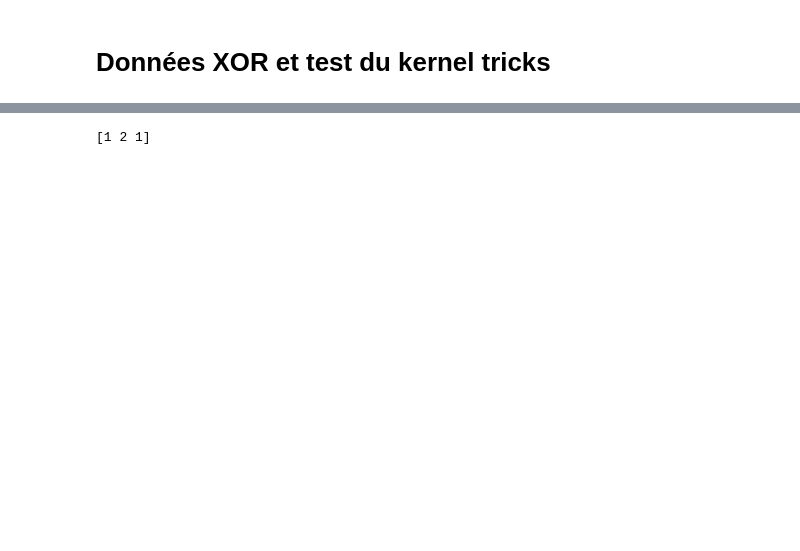
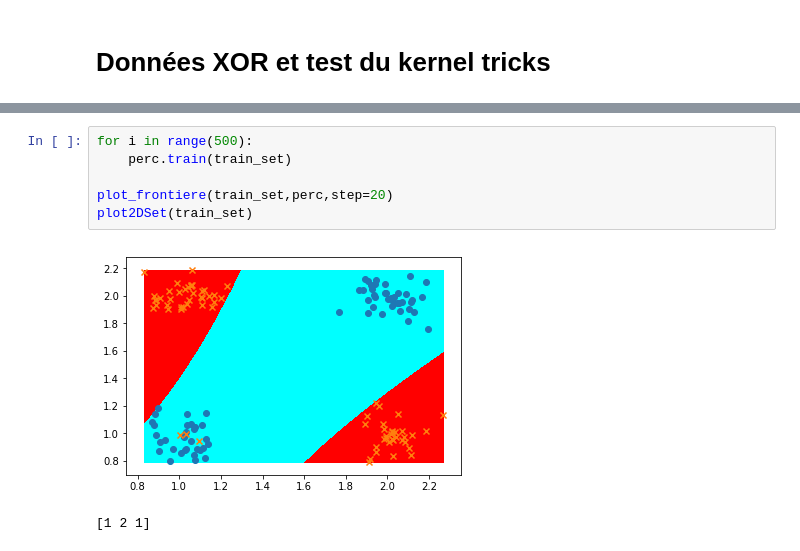
Before and after one commit to Hakimba/DataScience, a Jupyter notebook: KernelTricks.ipynb, the cells around one changed output, grey strips where cells are left out. Drawn from its saved outputs; the diff is of its cells as text; blank space fills up the shorter version.

```diff
--- a/KernelTricks.ipynb
+++ b/KernelTricks.ipynb
@@ -255,3 +262,11 @@ ValueError: shapes (1,5) and (2,) not aligned: 5 (dim 1) != 2 (dim 0)
+# %%
+for i in range(500):
+    perc.train(train_set)
+
+plot_frontiere(train_set,perc,step=20)
+plot2DSet(train_set)
+# %% [output]
+[figure, added]
 # %%
 # %% [output]
 [1 2 1]
```
Also changed, not shown: parts of 7 cells of this notebook.
